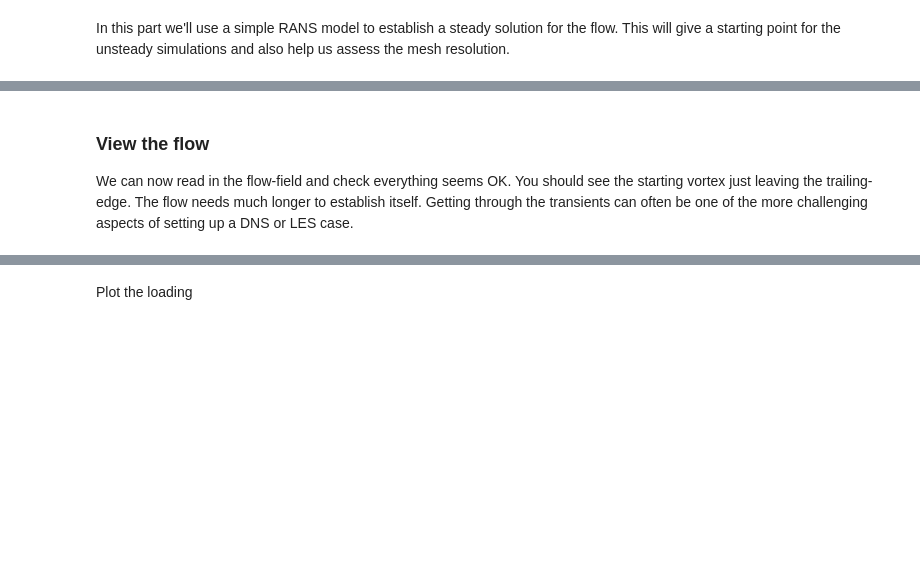
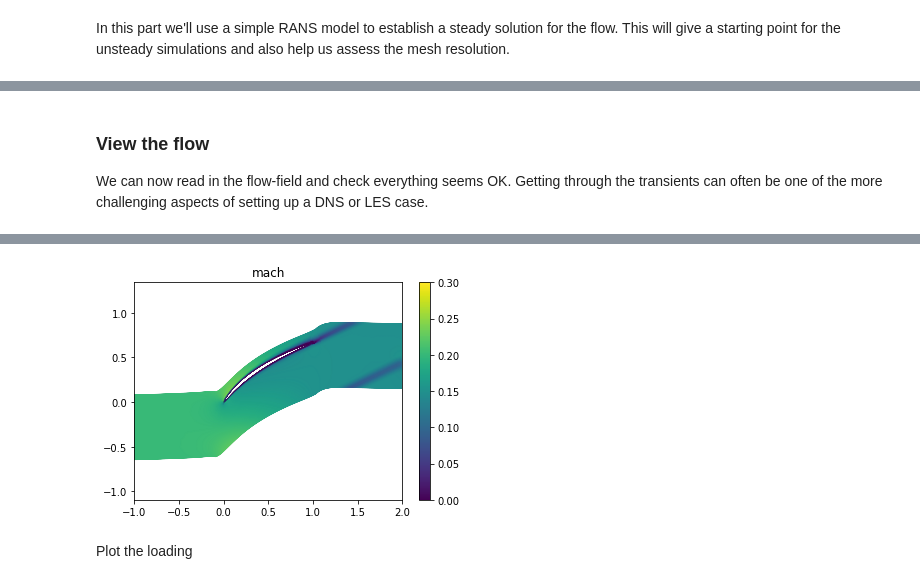
Before and after one commit to aw329/desktop-dns, a Jupyter notebook: DesktopDNS_1.ipynb, the cells around one changed output, grey strips where cells are left out. Cells and saved outputs as stored; diff of their text form; code cells hidden in the pictures; blank space fills up the shorter version.

```diff
--- a/DesktopDNS_1.ipynb
+++ b/DesktopDNS_1.ipynb
@@ -327,7 +434,6 @@ Check the GPU
 # %% [markdown]
 ### View the flow
-
-We can now read in the flow-field and check everything seems OK. You should see the starting vortex just leaving the trailing-edge. The flow needs much longer to establish itself. Getting through the transients can often be one of the more challenging aspects of setting up a DNS or LES case.
+We can now read in the flow-field and check everything seems OK. Getting through the transients can often be one of the more challenging aspects of setting up a DNS or LES case.
 # %%
 import numpy as np
 from postpro.read_flo import *
@@ -336,17 +442,18 @@ from postpro.plot_flo import *
 casename = 'notebook1'
 
 # pop-out figure
-%matplotlib qt
-#%matplotlib inline
+#%matplotlib qt
+
+%matplotlib inline
 
 
 # read flow - prop and geom are dictionaries containing the flow and grid
 prop,geom=read_flo(casename)
 
 # plot_flo(prop,geom,plot_var,caxis)
-#plot_flo(prop,geom,'mach',[0.0,0.3])
+plot_flo(prop,geom,'mach',[0.0,0.3])
 #plot_flo(prop,geom,'p',[0.96e5,1.0e5])
-#plot_flo(prop,geom,'mut_model',[0.0,200.0])
+#plot_flo(prop,geom,'mut_model',[0.0,50.0])
 #plot_flo(prop,geom,'po',[0.99e5,1.001e5])
-plot_flo(prop,geom,'vortz',[-2000.0,2000.0])
+#plot_flo(prop,geom,'vortz',[-4000.0,4000.0])
 # %% [output]
@@ -356,3 +461,4 @@ gpu input file found
+[figure, added]
 # %% [markdown]
 Plot the loading
 # %%
```
Also changed, not shown: parts of 47 cells of this notebook, 43 other files.
